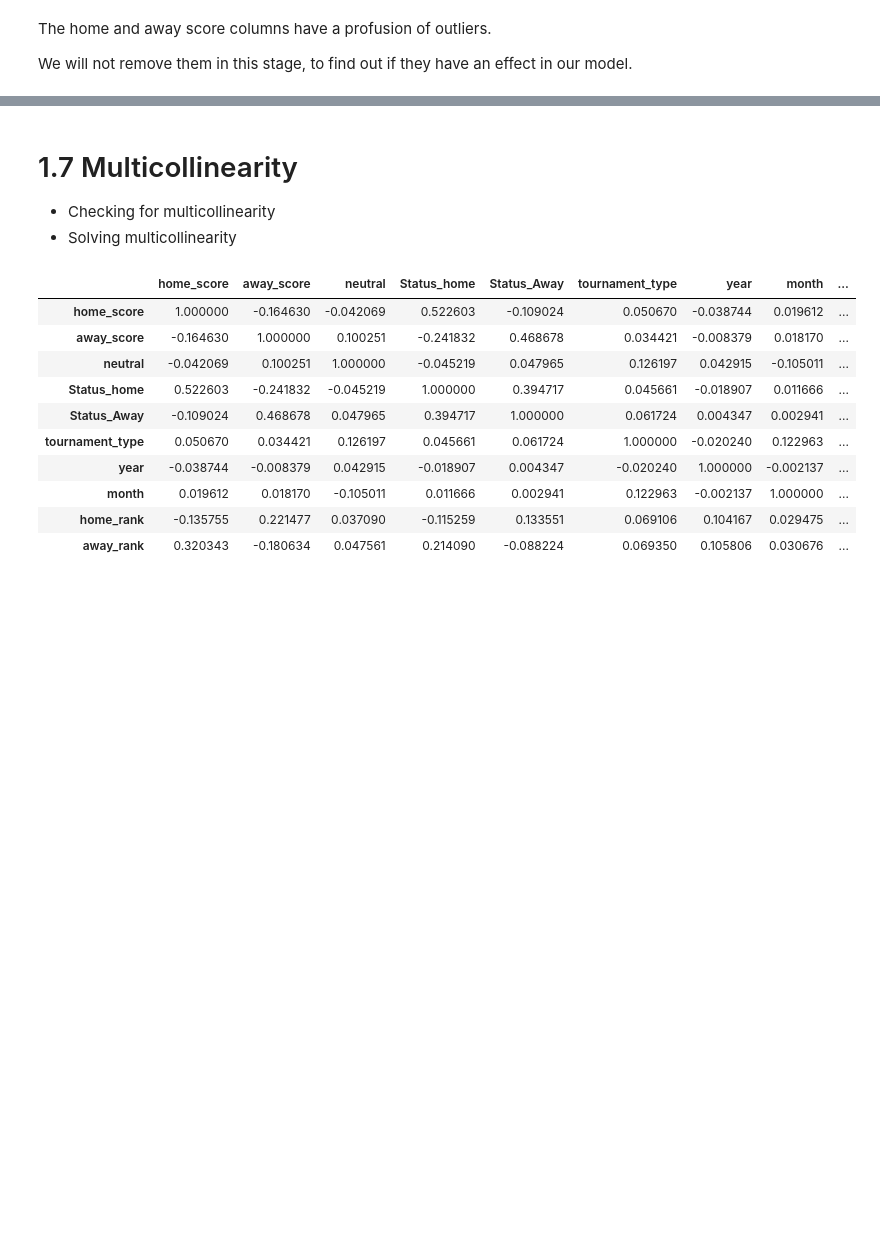
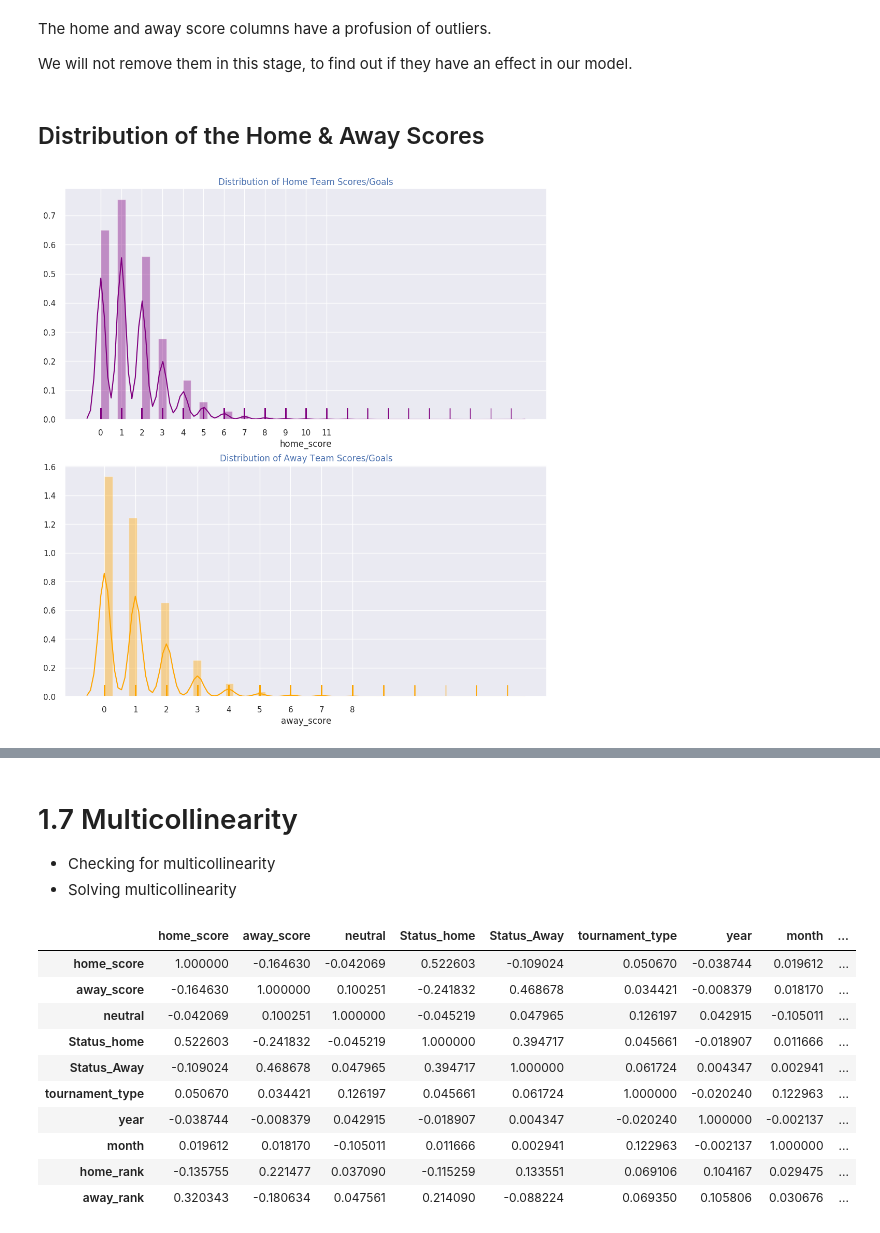
Before and after one commit to JOSEPHINEGEND/A-Python-Project-Predicting-the-results-of-a-football-game, a Jupyter notebook: A_Python_Project_Predicting_the_Results_of_a_Football_Game_.ipynb, the cells around one changed output, grey strips where cells are left out. Saved outputs shown, nothing was run; the diff lists cells and outputs as text; code cells hidden in the pictures; blank space fills up the shorter version.

```diff
--- a/A_Python_Project_Predicting_the_Results_of_a_Football_Game_.ipynb
+++ b/A_Python_Project_Predicting_the_Results_of_a_Football_Game_.ipynb
@@ -644,3 +657,27 @@ plt.show()
 The home and away score columns have a profusion of outliers.
 
 We will not remove them in this stage, to find out if they have an effect in our model.
+# %% [markdown]
+## Distribution of the Home & Away Scores
+# %%
+# Creating histograms to show the distribution of the goals for home teams and away teams
+# Specifying the figure size
+# Using seaborn for plotting
+# Specifying the bins in the x axis
+# Labeling title
+
+
+plt.figure(figsize=(12,13), dpi = 100)
+plt.subplot(211)
+sns.distplot(home_merged_encoded["home_score"],color="purple",rug=True)
+plt.xticks(np.arange(0,12,1))
+plt.title("Distribution of Home Team Scores/Goals",color='b')
+
+
+plt.subplot(212)
+sns.distplot(home_merged_encoded["away_score"],color="orange",rug=True)
+plt.xticks(np.arange(0,9,1))
+plt.title("Distribution of Away Team Scores/Goals",color='b')
+plt.show()
+# %% [output]
+[figure, added]
```
Also changed, not shown: parts of 11 cells of this notebook.
